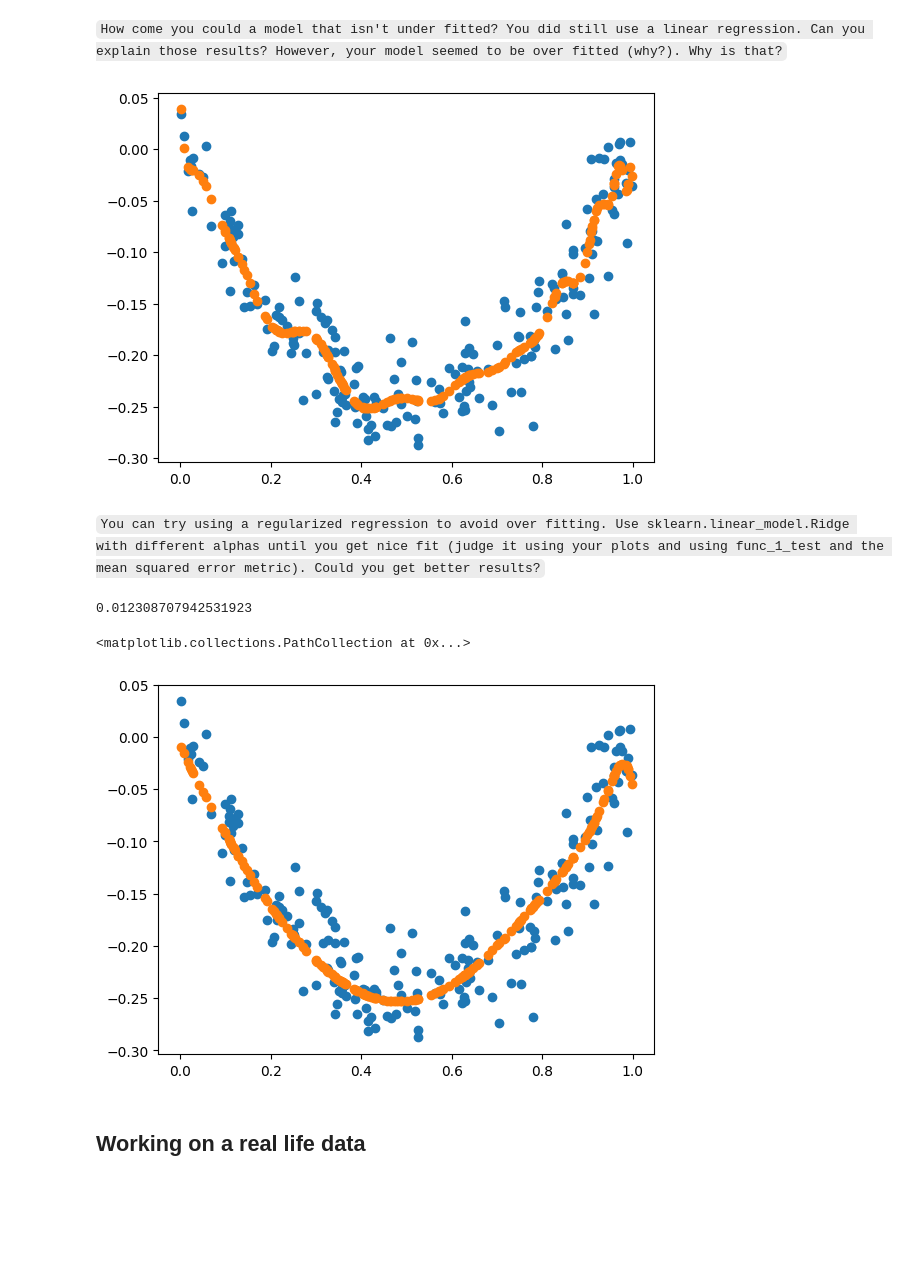
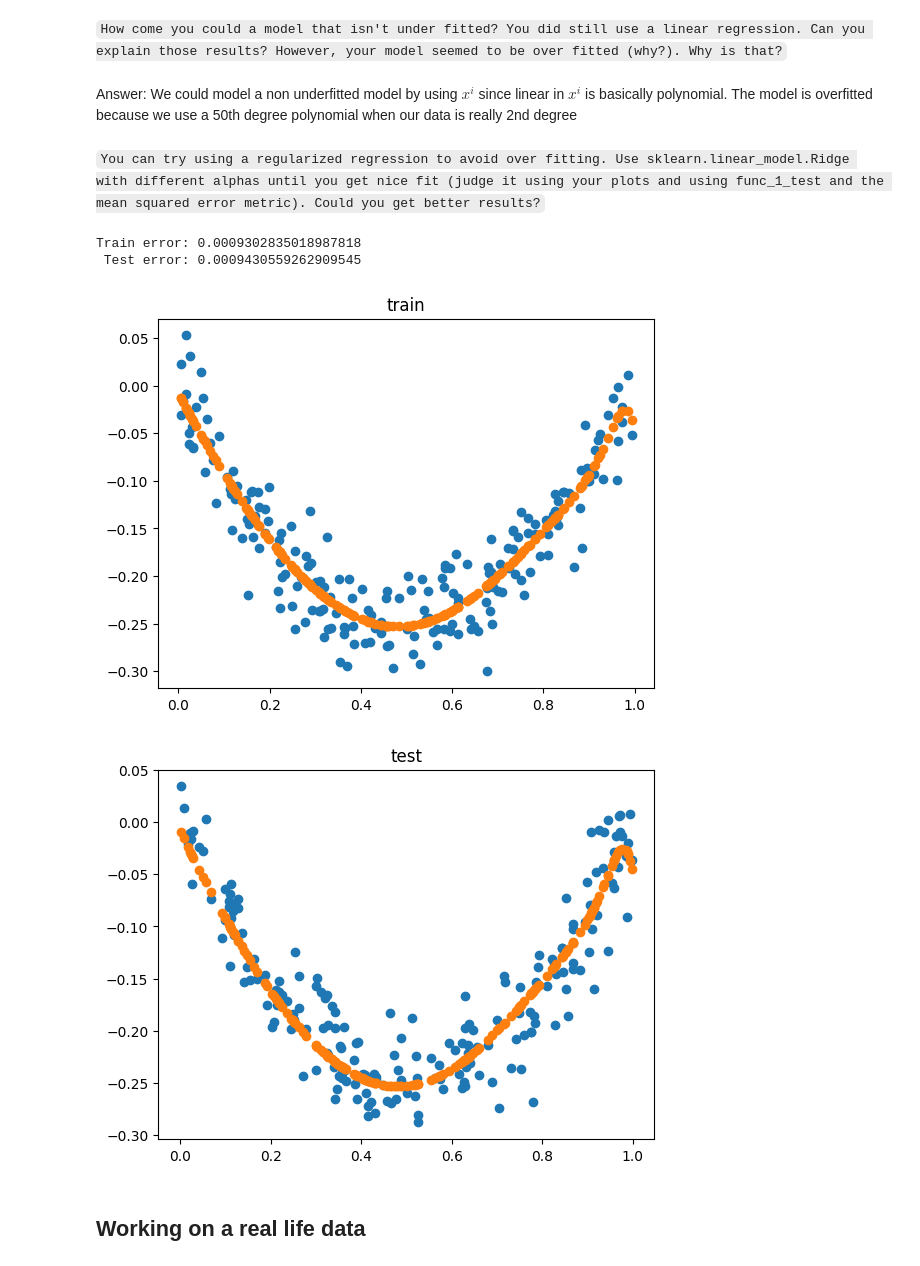
Before and after one commit to roy-boy-1/shampoo, a Jupyter notebook: regression/regression.ipynb, the cells around one changed output. Saved outputs shown, nothing was run; the diff lists cells and outputs as text; code cells hidden in the pictures; blank space fills up the shorter version.

````diff
--- a/regression/regression.ipynb
+++ b/regression/regression.ipynb
@@ -117,34 +143,16 @@ poly_reg(df_train)
 # %% [markdown]
 ```How come you could a model that isn't under fitted? You did still use a linear regression. Can you explain those results? However, your model seemed to be over fitted (why?). Why is that?```
-# %%
-df_test = pd.read_csv('func_1_test.csv')
-poly_reg(df_test)
-# %% [output]
-[figure, removed]
+# %% [markdown]
+Answer: We could model a non underfitted model by using $x^i$ since linear in $x^i$ is basically polynomial. The model is overfitted because we use a 50th degree polynomial when our data is really 2nd degree
 # %% [markdown]
 ```You can try using a regularized regression to avoid over fitting. Use sklearn.linear_model.Ridge with different alphas until you get nice fit (judge it using your plots and using func_1_test and the mean squared error metric). Could you get better results?```
-# %%
-df_train = pd.read_csv('func_1_train.csv')
-x, Y = ex_data(df_train)
-X = np.concatenate(
-    [x**i for i in range(1, 50)],
-    axis=1
-)
-reg = sklearn.linear_model.Ridge(alpha=0.01)
-reg.fit(X, Y)
-df_test = pd.read_csv('func_1_test.csv')
-x, Y = ex_data(df_test)
-X = np.concatenate(
-    [x**i for i in range(1, 50)],
-    axis=1
-)
-print(np.mean((reg.predict(X) - Y)**2))
-plt.scatter(df_test['x'], df_test['y'])
-plt.scatter(df_test['x'], reg.predict(X))
-# %% [output]
-0.012308707942531923
-<matplotlib.collections.PathCollection at 0x...>
-[figure, removed]
+# %%
+eval_poly_reg(df_train, df_test, sklearn.linear_model.Ridge(alpha=0.01))
+# %% [output]
+Train error: 0.0009302835018987818
+ Test error: 0.0009430559262909545
+[figure, added]
+[figure, added]
 # %% [markdown]
 ## Working on a real life data
 # %% [markdown]
````
Also changed, not shown: parts of 12 cells of this notebook.
